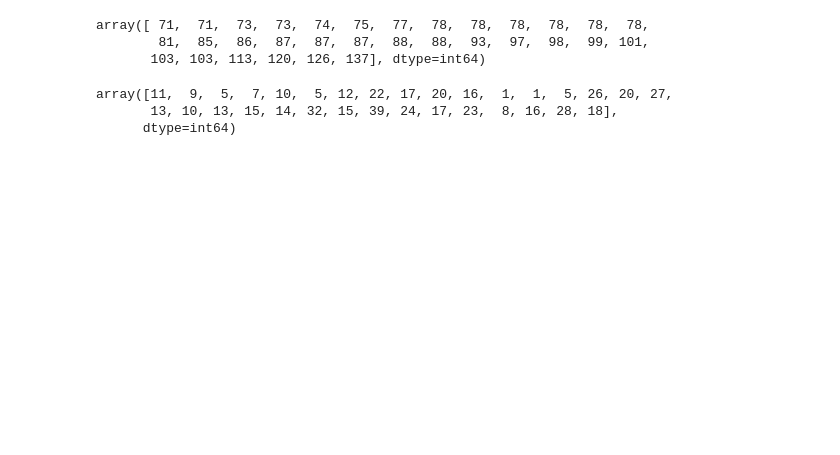
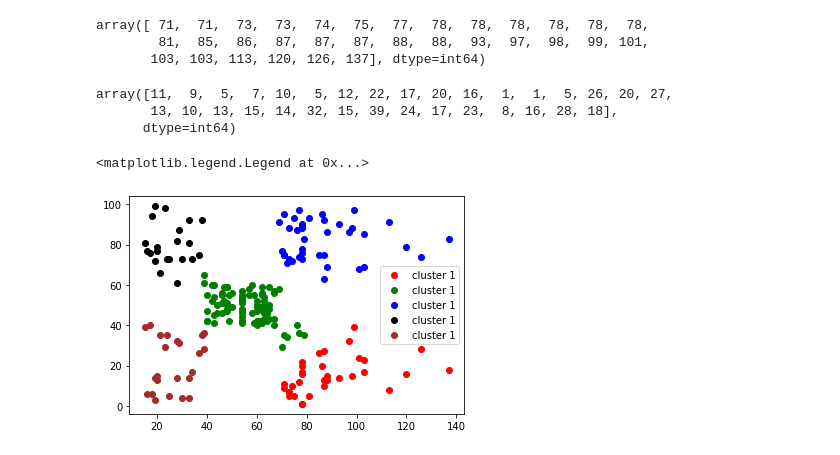
Before and after one commit to SandeepTukkunor/100_Days_Of_Code, a Jupyter notebook: Data Science/Machine Learning A-Z/3 clustering/Hierarchial clustering/hierarchical clustering .ipynb, the cells around one changed output. Cells and saved outputs as stored; diff of their text form; code cells hidden in the pictures; blank space fills up the shorter version.

Commit message:
heirarchial clustering

```diff
--- a/Data Science/Machine Learning A-Z/3 clustering/Hierarchial clustering/hierarchical clustering .ipynb
+++ b/Data Science/Machine Learning A-Z/3 clustering/Hierarchial clustering/hierarchical clustering .ipynb
@@ -91,3 +83,13 @@ X[y_sc ==0, 1]
 array([11,  9,  5,  7, 10,  5, 12, 22, 17, 20, 16,  1,  1,  5, 26, 20, 27,
        13, 10, 13, 15, 14, 32, 15, 39, 24, 17, 23,  8, 16, 28, 18],
       dtype=int64)
+# %%
+plt.scatter(X[y_sc ==0, 0], X[y_sc == 0 , 1], c = 'red', label = "cluster 1")
+plt.scatter(X[y_sc ==1, 0], X[y_sc == 1 , 1], c = 'green', label = "cluster 1")
+plt.scatter(X[y_sc ==2, 0], X[y_sc == 2 , 1], c = 'blue', label = "cluster 1")
+plt.scatter(X[y_sc ==3, 0], X[y_sc == 3 , 1], c = 'black', label = "cluster 1")
+plt.scatter(X[y_sc ==4, 0], X[y_sc == 4 , 1], c = 'brown', label = "cluster 1")
+plt.legend()
+# %% [output]
+<matplotlib.legend.Legend at 0x...>
+[figure, added]
```
Also changed, not shown: parts of 4 cells of this notebook, 2 other files.
